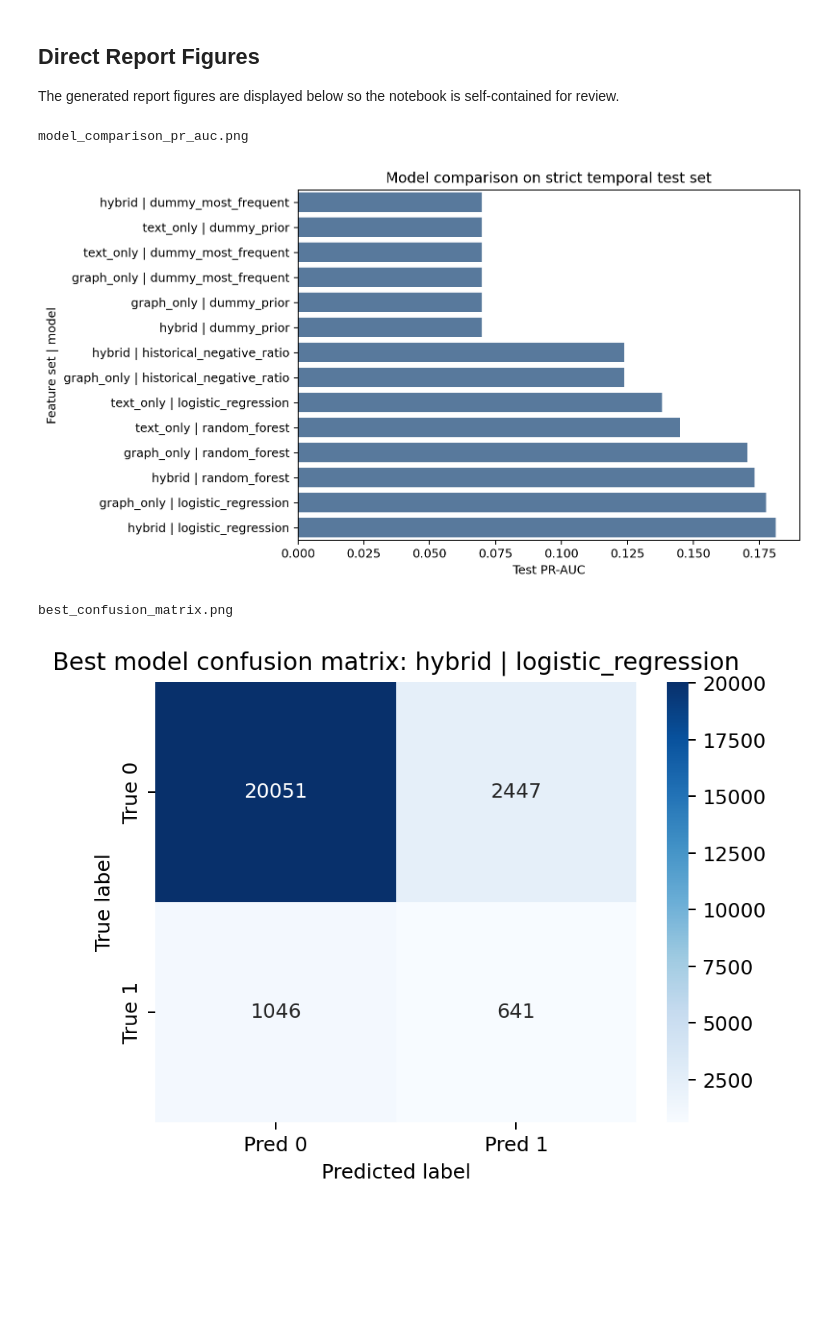
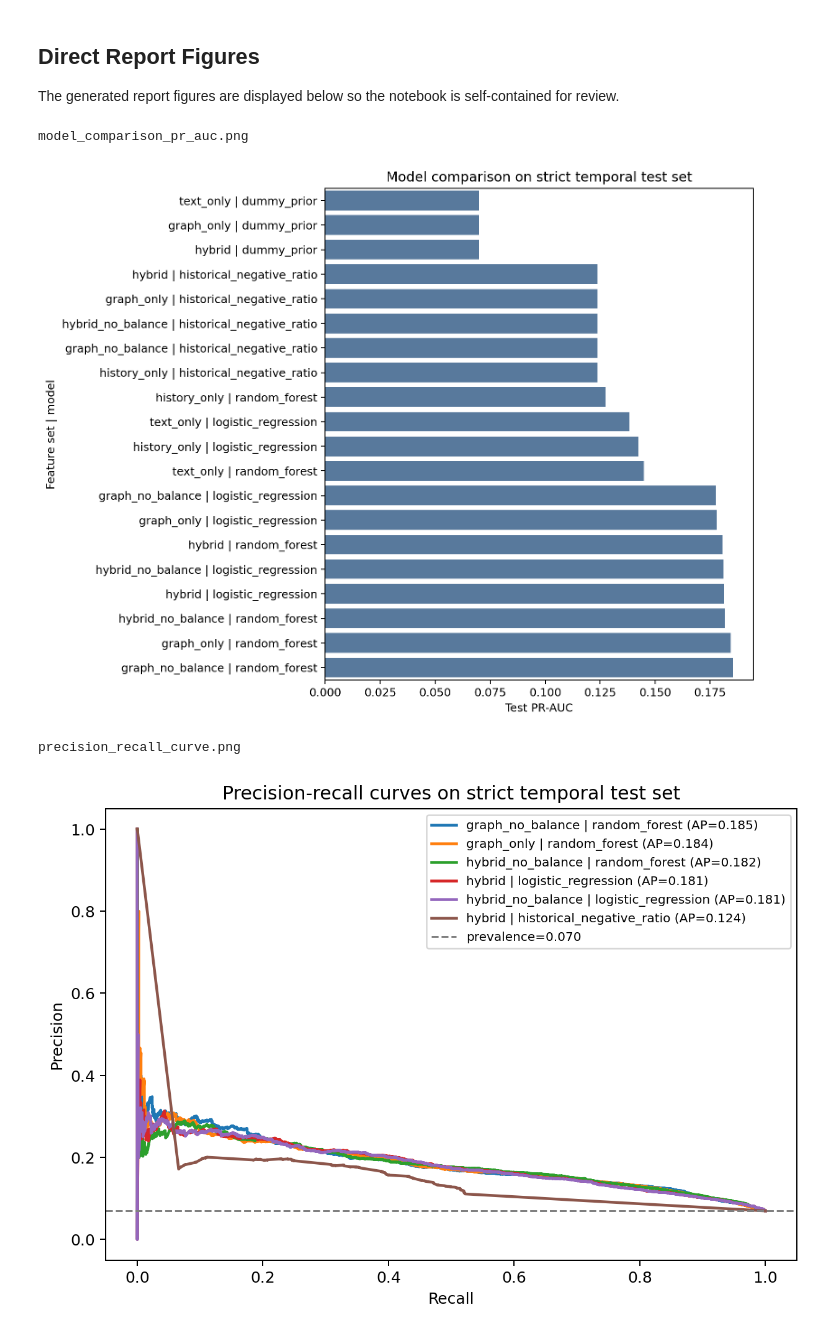
Before and after one commit to Tommyhuy1705/Explainable_Signed_Link_Prediction_for_Reddit_Inter-Community_Conflict_Warning, a Jupyter notebook: notebooks/04_modeling_and_evaluation.ipynb, the cells around one changed output. Cells and saved outputs as stored; diff of their text form; code cells hidden in the pictures; blank space fills up the shorter version.

```diff
--- a/notebooks/04_modeling_and_evaluation.ipynb
+++ b/notebooks/04_modeling_and_evaluation.ipynb
@@ -94,21 +99,23 @@ The generated report figures are displayed below so the notebook is self-contain
 # %%
 from IPython.display import display, Image
 
 for image_name in [
     'model_comparison_pr_auc.png',
+    'precision_recall_curve.png',
+    'roc_curve.png',
     'best_confusion_matrix.png',
     'feature_importance_top20.png',
     'label_distribution.png',
     'monthly_negative_ratio.png',
     'top_negative_sources.png',
     'top_negative_targets.png',
     'degree_distribution.png',
 ]:
     path = figure_dir / image_name
     print(path.name)
     display(Image(filename=str(path)))
 # %% [output]
 model_comparison_pr_auc.png
-[figure, old version]
+[figure, new version]
-best_confusion_matrix.png
+precision_recall_curve.png
-[figure, old version]
+[figure, new version]
```
Also changed, not shown: parts of 4 cells of this notebook, 2 other files.
